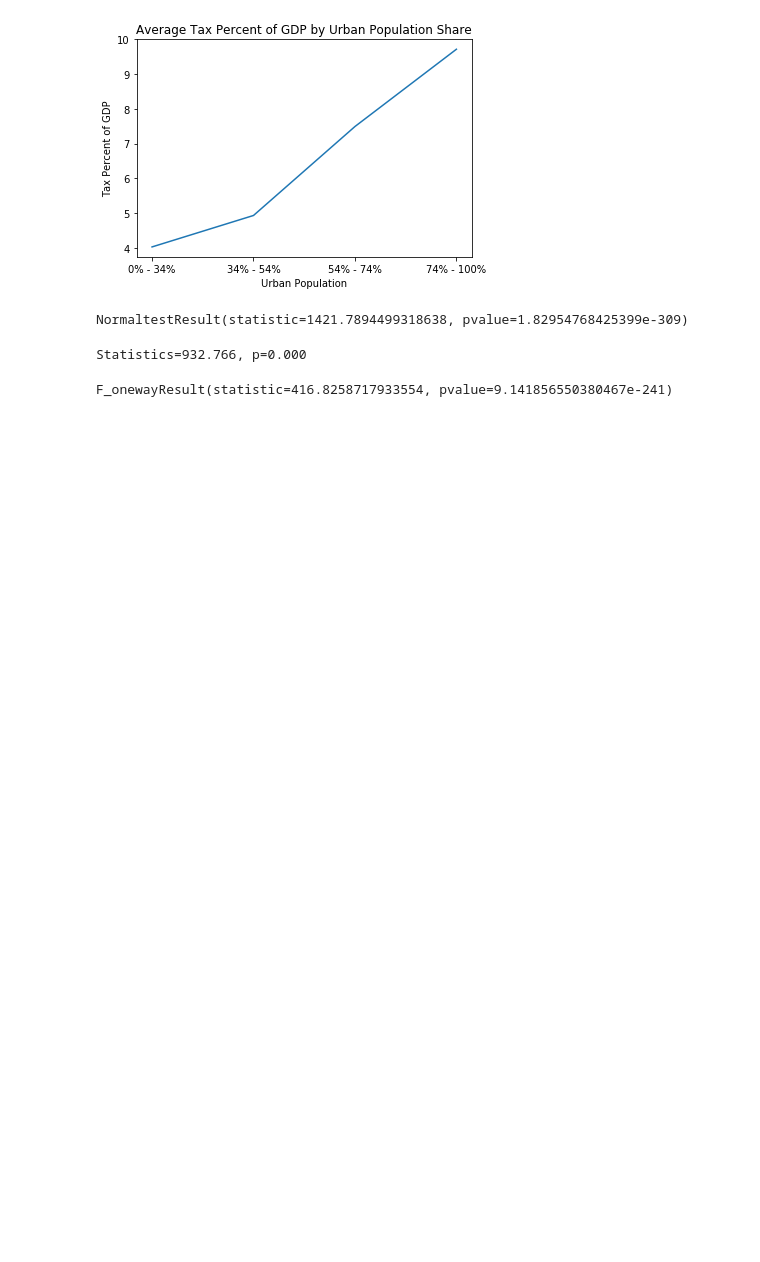
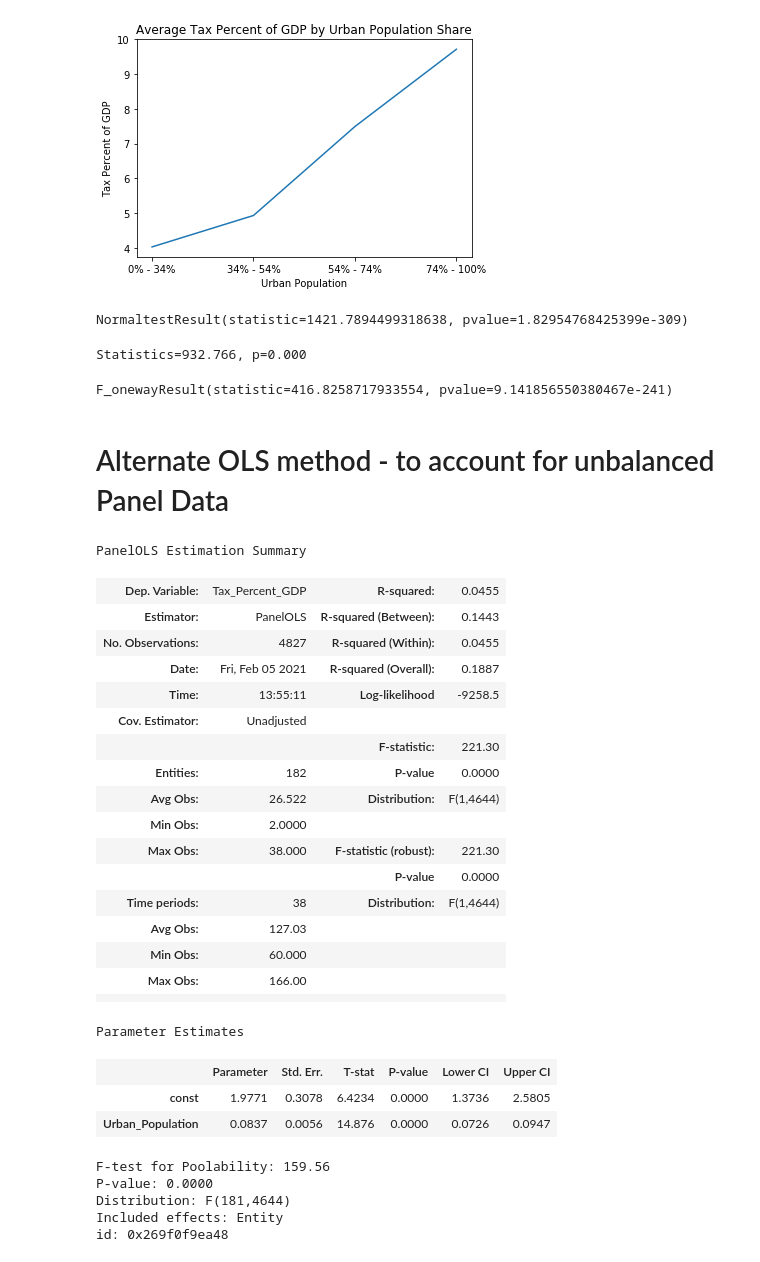
Before and after one commit to dray89/Python, a Jupyter notebook: Data Project/OLS_Regression.ipynb, the cells around one changed output. Cells and saved outputs as stored; diff of their text form; code cells hidden in the pictures; blank space fills up the shorter version.

```diff
--- a/Data Project/OLS_Regression.ipynb
+++ b/Data Project/OLS_Regression.ipynb
@@ -353,3 +354,37 @@ Statistics=932.766, p=0.000
 stats.f_oneway(merged.loc[merged['Urban_Population_Quartile']==0,'Tax_Percent_GDP'],merged.loc[merged['Urban_Population_Quartile']==1,'Tax_Percent_GDP'],merged.loc[merged['Urban_Population_Quartile']==2,'Tax_Percent_GDP'], merged.loc[merged['Urban_Population_Quartile']==3,'Tax_Percent_GDP'])
 # %% [output]
 F_onewayResult(statistic=416.8258717933554, pvalue=9.141856550380467e-241)
+# %%
+df = merged[['Urban_Population', 'Tax_Percent_GDP','Year_dummy', 'Code_dummy']].sort_values(by=['Year_dummy','Code_dummy']).set_index(['Code_dummy', 'Year_dummy'])
+# %% [markdown]
+# Alternate OLS method - to account for unbalanced Panel Data
+# %%
+PanelOLS(df['Tax_Percent_GDP'], sm.add_constant(df['Urban_Population']), entity_effects=True).fit()
+# %% [output]
+PanelOLS Estimation Summary
+| Dep. Variable: | Tax_Percent_GDP | R-squared: | 0.0455 |
+| Estimator: | PanelOLS | R-squared (Between): | 0.1443 |
+| No. Observations: | 4827 | R-squared (Within): | 0.0455 |
+| Date: | Fri, Feb 05 2021 | R-squared (Overall): | 0.1887 |
+| Time: | 13:55:11 | Log-likelihood | -9258.5 |
+| Cov. Estimator: | Unadjusted |  |  |
+|  |  | F-statistic: | 221.30 |
+| Entities: | 182 | P-value | 0.0000 |
+| Avg Obs: | 26.522 | Distribution: | F(1,4644) |
+| Min Obs: | 2.0000 |  |  |
+| Max Obs: | 38.000 | F-statistic (robust): | 221.30 |
+|  |  | P-value | 0.0000 |
+| Time periods: | 38 | Distribution: | F(1,4644) |
+| Avg Obs: | 127.03 |  |  |
+| Min Obs: | 60.000 |  |  |
+| Max Obs: | 166.00 |  |  |
+|  |  |  |  |
+Parameter Estimates
+|  | Parameter | Std. Err. | T-stat | P-value | Lower CI | Upper CI |
+| const | 1.9771 | 0.3078 | 6.4234 | 0.0000 | 1.3736 | 2.5805 |
+| Urban_Population | 0.0837 | 0.0056 | 14.876 | 0.0000 | 0.0726 | 0.0947 |
+F-test for Poolability: 159.56
+P-value: 0.0000
+Distribution: F(181,4644)
+Included effects: Entity
+id: 0x269f0f9ea48
```
Also changed, not shown: parts of 8 cells of this notebook, 2 other files.
